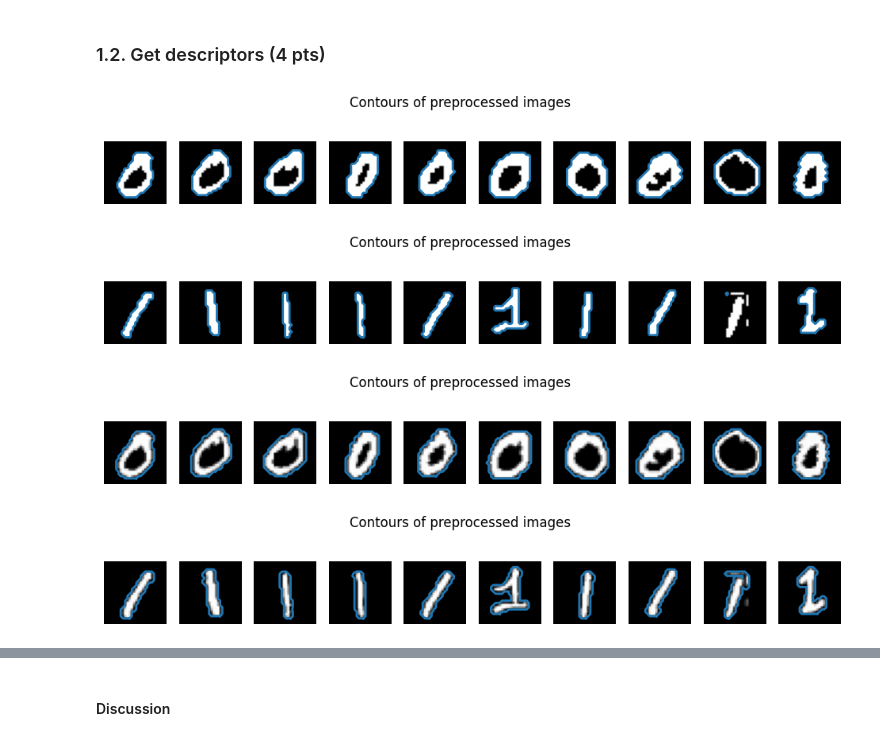
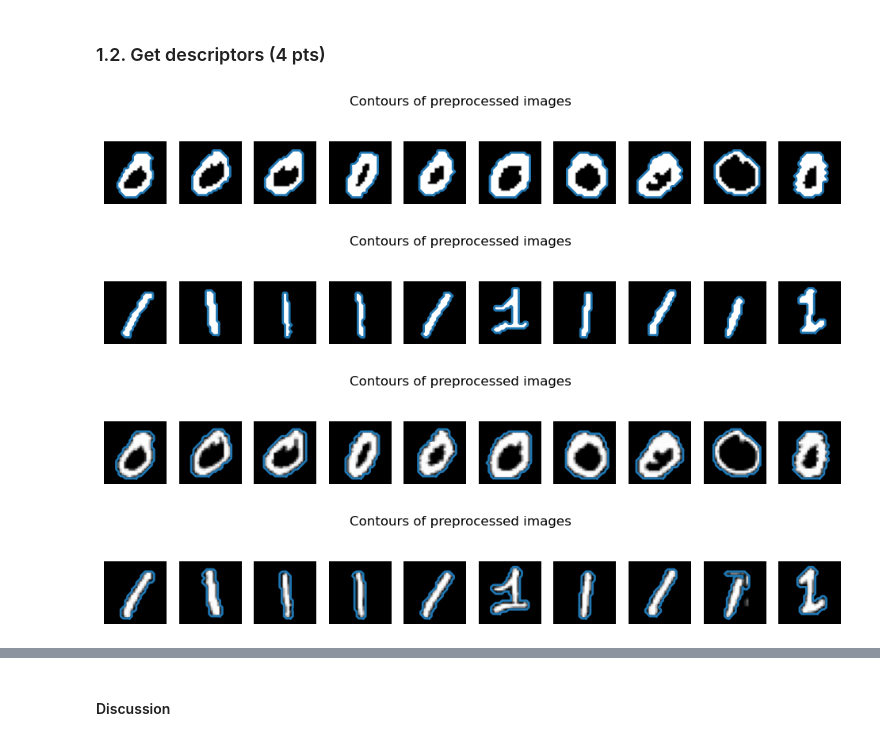
Before and after one commit to OctavioProfeta/iapr, a Jupyter notebook: labs/lab_02_object_description.ipynb, the cells around one changed output, grey strips where cells are left out. Saved outputs shown, nothing was run; the diff lists cells and outputs as text; code cells hidden in the pictures.

```diff
--- a/labs/lab_02_object_description.ipynb
+++ b/labs/lab_02_object_description.ipynb
@@ -174,34 +187,42 @@ plt.show()
 ### 1.2. Get descriptors (4 pts)
 # %%
 from skimage import measure
+
+for i, zero in enumerate(zeros):
+    zeros[i] = remove_small_objects(zero, 20, connectivity=2)
+
+for i, one in enumerate(ones):
+    ones[i] = remove_small_objects(one, 20, connectivity=2)
+
 
 # Function to get the contours of a set of images using skimage
 def get_contours(set):
     # Find contours of pixels with value >= 0.8 (take only the first contour that appears [0])
     contours = [measure.find_contours(img, 0.5)[0] for img in set]
     return contours
 
 # Function to plot the contours of a set of images
 def plot_contours(set):
 
     # Get contours first
     contours = get_contours(set)
+
 
     # Then plot
     fig, axes = plt.subplots(1, len(set), figsize=(12, 2))
     for ax, img, contour in zip(axes, set, contours):
         ax.imshow(img, cmap='gray')
         ax.axis('off')
         ax.plot(contour[:, 1], contour[:, 0], linewidth=2)
     fig.suptitle("Contours of preprocessed images")
     plt.show()
 
 plot_contours(zeros)
 plot_contours(ones)
 plot_contours(zeros_im)
 plot_contours(ones_im)
 # %% [output]
 [figure]
-[figure, old version]
+[figure, new version]
 [figure]
 [figure]
```
Also changed, not shown: parts of 4 cells of this notebook.
